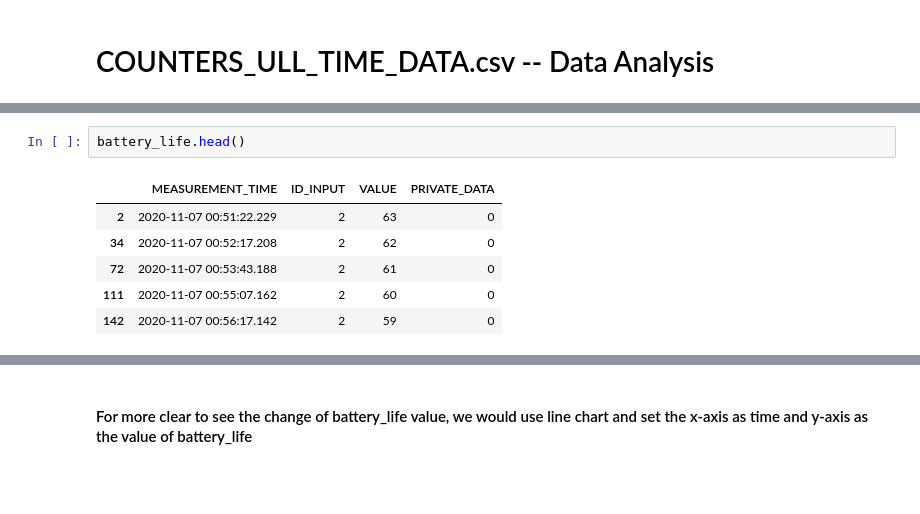
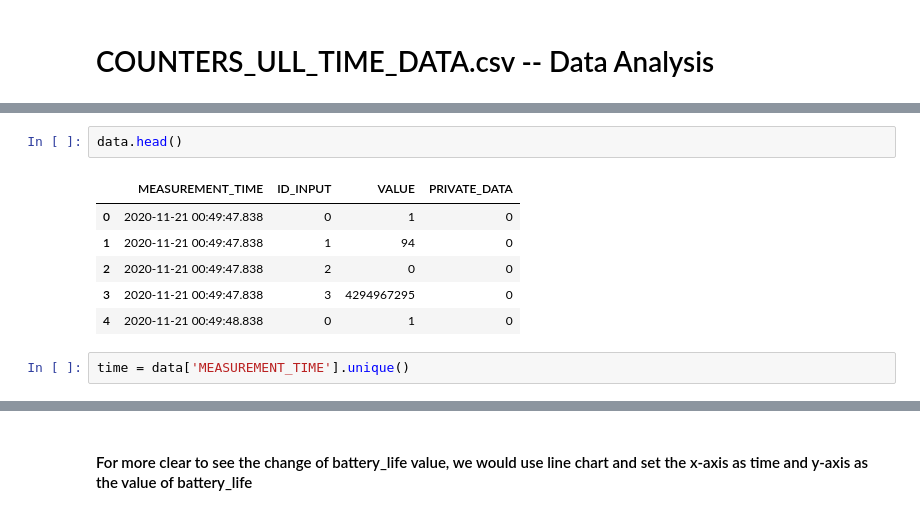
Before and after one commit to jonxsong/DSC180A-Capstone, a Jupyter notebook: notebooks/CHECKPOINT_TWO.ipynb, the cells around one changed output, grey strips where cells are left out. Drawn from its saved outputs; the diff is of its cells as text; blank space fills up the shorter version.

```diff
--- a/notebooks/CHECKPOINT_TWO.ipynb
+++ b/notebooks/CHECKPOINT_TWO.ipynb
@@ -69,9 +63,11 @@ battery_life = data.loc[(data['ID_INPUT'] == 2)]
 # %%
-battery_life.head()
+data.head()
 # %% [output]
 |  | MEASUREMENT_TIME | ID_INPUT | VALUE | PRIVATE_DATA |
-| 2 | 2020-11-07 00:51:22.229 | 2 | 63 | 0 |
-| 34 | 2020-11-07 00:52:17.208 | 2 | 62 | 0 |
-| 72 | 2020-11-07 00:53:43.188 | 2 | 61 | 0 |
-| 111 | 2020-11-07 00:55:07.162 | 2 | 60 | 0 |
-| 142 | 2020-11-07 00:56:17.142 | 2 | 59 | 0 |
+| 0 | 2020-11-21 00:49:47.838 | 0 | 1 | 0 |
+| 1 | 2020-11-21 00:49:47.838 | 1 | 94 | 0 |
+| 2 | 2020-11-21 00:49:47.838 | 2 | 0 | 0 |
+| 3 | 2020-11-21 00:49:47.838 | 3 | 4294967295 | 0 |
+| 4 | 2020-11-21 00:49:48.838 | 0 | 1 | 0 |
+# %%
+time = data['MEASUREMENT_TIME'].unique()
```
Also changed, not shown: parts of 14 cells of this notebook, 3 other files.
